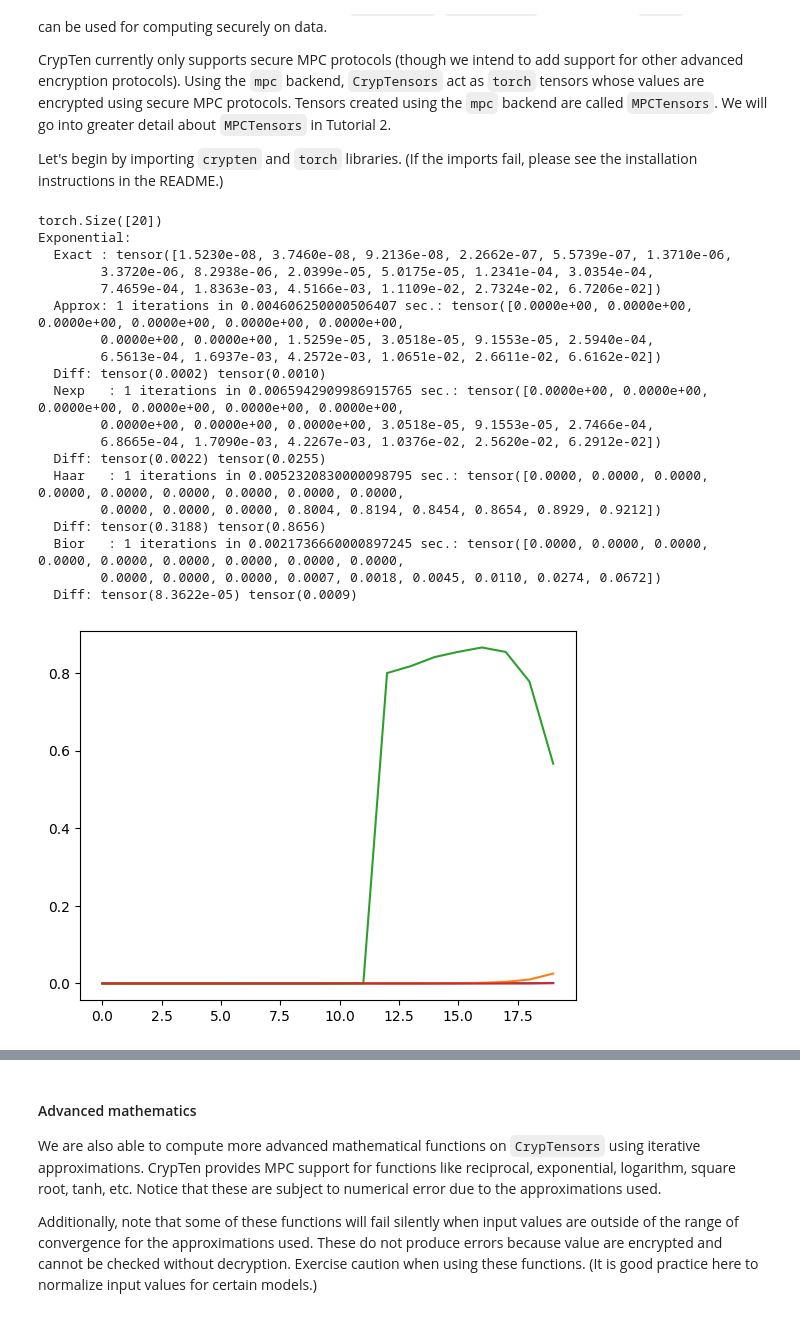
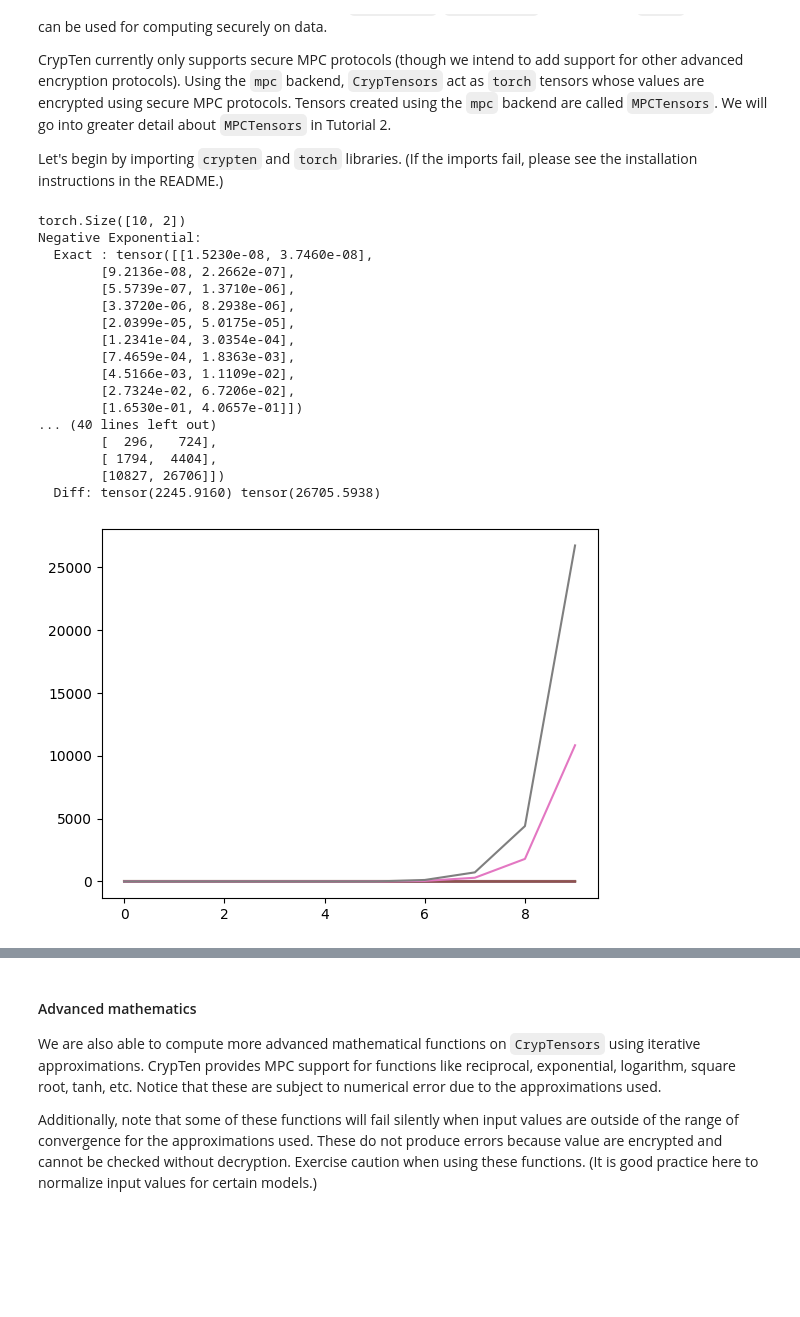
Before and after one commit to jimouris/curl, a Jupyter notebook: tutorials/Tutorial_0_Function_Approximations.ipynb, the cells around one changed output, grey strips where cells are left out. Cells and saved outputs as stored; diff of their text form; code cells hidden in the pictures; blank space fills up the shorter version.

Commit message:
feat: allow higher dimensional tensors by flattening them in lut eval

```diff
--- a/tutorials/Tutorial_0_Function_Approximations.ipynb
+++ b/tutorials/Tutorial_0_Function_Approximations.ipynb
@@ -33,57 +33,56 @@ print_terms = 18
 # %%
 #Construct example input CrypTensor
 x = torch.arange(-18, 0, 0.9)
+x = x.reshape([10, 2])
 print(x.size())
 # x = torch.tensor([0.01, 0.5])
 x_enc = crypten.cryptensor(x)
 
-print("Exponential:")
+print("Negative Exponential:")
 print("  Exact :", x.exp()[:print_terms])
 with cfg.temp_override({"functions.exp_method": 'limit'}):
     start1 = timeit.default_timer()
     for _ in range(num_iters):
         z_enc = x_enc.exp()  # Private
     print("  Approx:", num_iters, "iterations in",  timeit.default_timer() - start1, "sec.:", z_enc.get_plain_text()[:print_terms])
     print_diff(x.exp(), z_enc)
 with cfg.temp_override({"functions.exp_method": 'split', "functions.exp_all_neg": True}):
     start1 = timeit.default_timer()
     for _ in range(num_iters):
         z_enc = x_enc.exp()  # Private
     print("  Nexp   :", num_iters, "iterations in",  timeit.default_timer() - start1, "sec.:", z_enc.get_plain_text()[:print_terms])
     print_diff(x.exp(), z_enc)
 with cfg.temp_override({"functions.exp_method": 'haar', "functions.exp_all_neg": True}):
     start1 = timeit.default_timer()
     for _ in range(num_iters):
         z_enc = x_enc.exp()  # Private
     print("  Haar   :", num_iters, "iterations in",  timeit.default_timer() - start1, "sec.:", z_enc.get_plain_text()[:print_terms])
     print_diff(x.exp(), z_enc)
 with cfg.temp_override({"functions.exp_method": 'bior', "functions.exp_all_neg": True}):
     start1 = timeit.default_timer()
     for _ in range(num_iters):
         z_enc = x_enc.exp()  # Private
     print("  Bior   :", num_iters, "iterations in",  timeit.default_timer() - start1, "sec.:", z_enc.get_plain_text()[:print_terms])
     print_diff(x.exp(), z_enc)
 # %% [output]
-torch.Size([20])
-Exponential:
-  Exact : tensor([1.5230e-08, 3.7460e-08, 9.2136e-08, 2.2662e-07, 5.5739e-07, 1.3710e-06,
-        3.3720e-06, 8.2938e-06, 2.0399e-05, 5.0175e-05, 1.2341e-04, 3.0354e-04,
-        7.4659e-04, 1.8363e-03, 4.5166e-03, 1.1109e-02, 2.7324e-02, 6.7206e-02])
-  Approx: 1 iterations in 0.004606250000506407 sec.: tensor([0.0000e+00, 0.0000e+00, 0.0000e+00, 0.0000e+00, 0.0000e+00, 0.0000e+00,
-        0.0000e+00, 0.0000e+00, 1.5259e-05, 3.0518e-05, 9.1553e-05, 2.5940e-04,
-        6.5613e-04, 1.6937e-03, 4.2572e-03, 1.0651e-02, 2.6611e-02, 6.6162e-02])
-  Diff: tensor(0.0002) tensor(0.0010)
-  Nexp   : 1 iterations in 0.0065942909986915765 sec.: tensor([0.0000e+00, 0.0000e+00, 0.0000e+00, 0.0000e+00, 0.0000e+00, 0.0000e+00,
-        0.0000e+00, 0.0000e+00, 0.0000e+00, 3.0518e-05, 9.1553e-05, 2.7466e-04,
-        6.8665e-04, 1.7090e-03, 4.2267e-03, 1.0376e-02, 2.5620e-02, 6.2912e-02])
-  Diff: tensor(0.0022) tensor(0.0255)
-  Haar   : 1 iterations in 0.0052320830000098795 sec.: tensor([0.0000, 0.0000, 0.0000, 0.0000, 0.0000, 0.0000, 0.0000, 0.0000, 0.0000,
-        0.0000, 0.0000, 0.0000, 0.8004, 0.8194, 0.8454, 0.8654, 0.8929, 0.9212])
-  Diff: tensor(0.3188) tensor(0.8656)
-  Bior   : 1 iterations in 0.0021736660000897245 sec.: tensor([0.0000, 0.0000, 0.0000, 0.0000, 0.0000, 0.0000, 0.0000, 0.0000, 0.0000,
-        0.0000, 0.0000, 0.0000, 0.0007, 0.0018, 0.0045, 0.0110, 0.0274, 0.0672])
-  Diff: tensor(8.3622e-05) tensor(0.0009)
+torch.Size([10, 2])
+Negative Exponential:
+  Exact : tensor([[1.5230e-08, 3.7460e-08],
+        [9.2136e-08, 2.2662e-07],
+        [5.5739e-07, 1.3710e-06],
+        [3.3720e-06, 8.2938e-06],
+        [2.0399e-05, 5.0175e-05],
+        [1.2341e-04, 3.0354e-04],
+        [7.4659e-04, 1.8363e-03],
+        [4.5166e-03, 1.1109e-02],
+        [2.7324e-02, 6.7206e-02],
+        [1.6530e-01, 4.0657e-01]])
+... (40 lines left out)
+        [  296,   724],
+        [ 1794,  4404],
+        [10827, 26706]])
+  Diff: tensor(2245.9160) tensor(26705.5938)
-[figure, old version]
+[figure, new version]
 # %%
 plt.plot(z_enc.get_plain_text())
 # %% [output]
```
Also changed, not shown: parts of 11 cells of this notebook, 2 other files.
